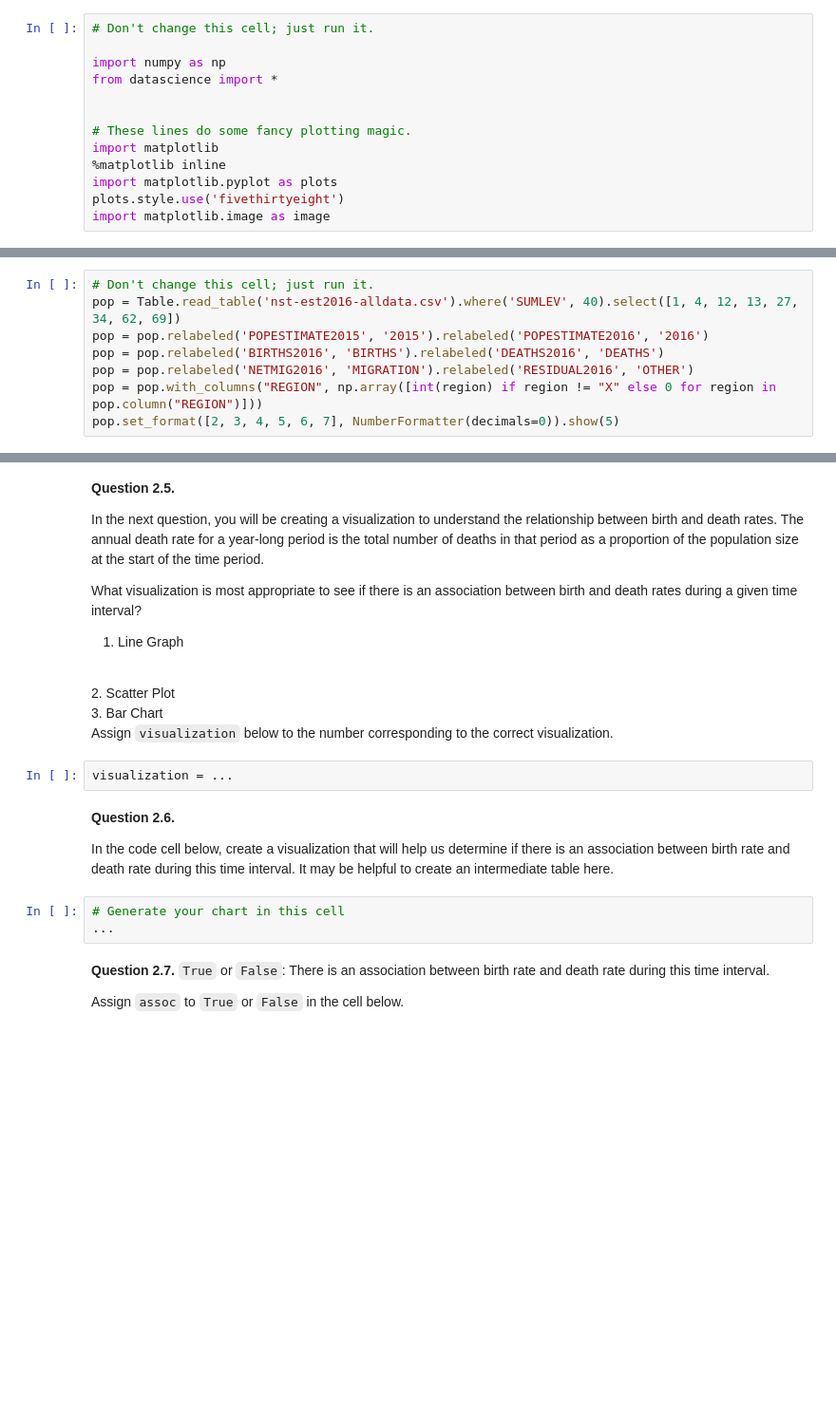
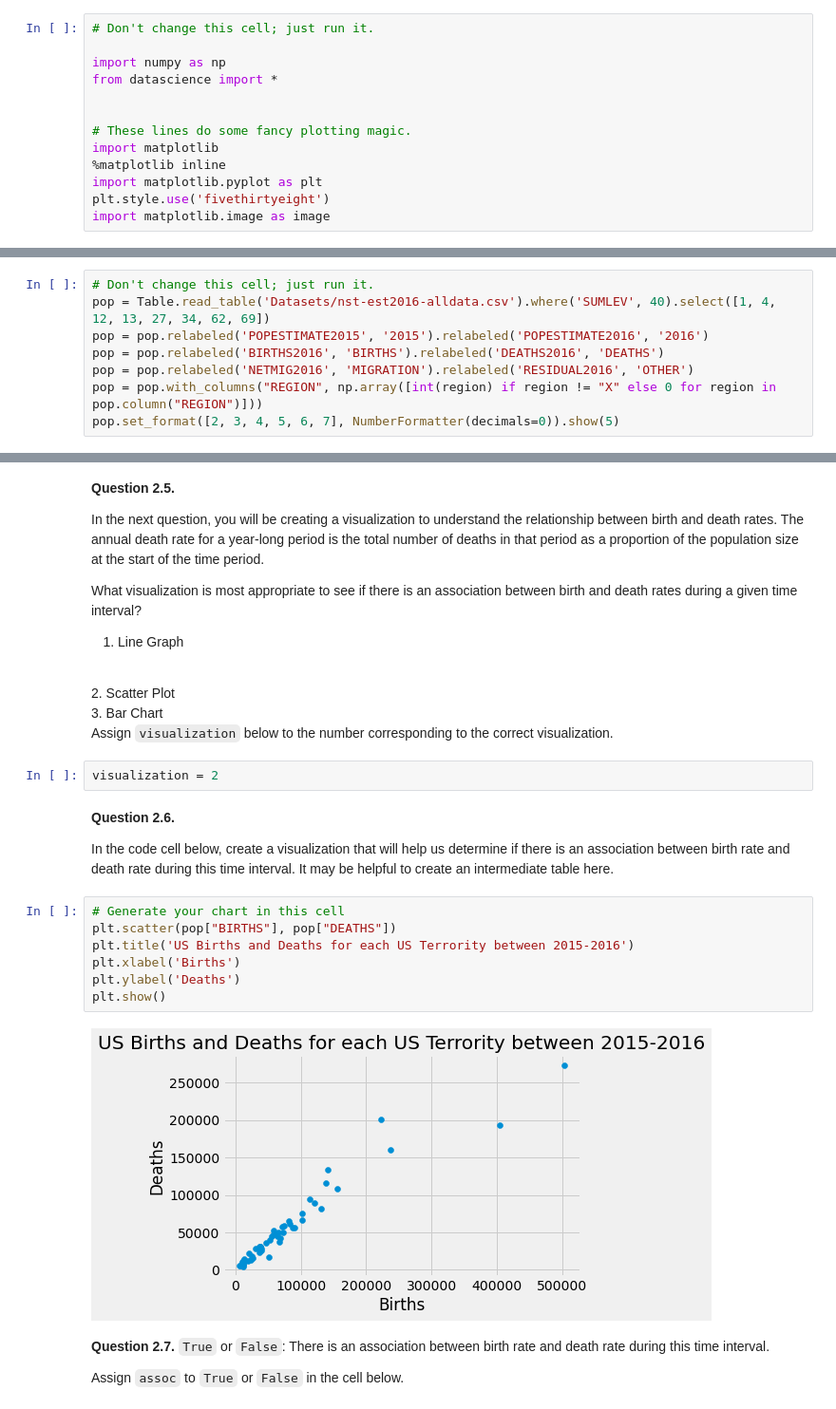
Before and after one commit to awar2170/STOR_120, a Jupyter notebook: Unit3_PythonBasics_Manipulate_Visualize_Data/STOR 120 - hw03.ipynb, the cells around one changed output, grey strips where cells are left out. Shown at 95% size. Drawn from its saved outputs; the diff is of its cells as text; blank space fills up the shorter version.

```diff
--- a/Unit3_PythonBasics_Manipulate_Visualize_Data/STOR 120 - hw03.ipynb
+++ b/Unit3_PythonBasics_Manipulate_Visualize_Data/STOR 120 - hw03.ipynb
@@ -25,8 +25,8 @@ from datascience import *
 # These lines do some fancy plotting magic.
 import matplotlib
 %matplotlib inline
-import matplotlib.pyplot as plots
-plots.style.use('fivethirtyeight')
+import matplotlib.pyplot as plt
+plt.style.use('fivethirtyeight')
 import matplotlib.image as image
 # %% [markdown]
 ## 1. Unemployment
@@ -129,7 +183,7 @@ If you want to read more about the different column descriptions, click [here](h
 The raw data is a bit messy - run the cell below to clean the table and make it easier to work with.
 # %%
 # Don't change this cell; just run it.
-pop = Table.read_table('nst-est2016-alldata.csv').where('SUMLEV', 40).select([1, 4, 12, 13, 27, 34, 62, 69])
+pop = Table.read_table('Datasets/nst-est2016-alldata.csv').where('SUMLEV', 40).select([1, 4, 12, 13, 27, 34, 62, 69])
 pop = pop.relabeled('POPESTIMATE2015', '2015').relabeled('POPESTIMATE2016', '2016')
 pop = pop.relabeled('BIRTHS2016', 'BIRTHS').relabeled('DEATHS2016', 'DEATHS')
 pop = pop.relabeled('NETMIG2016', 'MIGRATION').relabeled('RESIDUAL2016', 'OTHER')
@@ -200,7 +289,7 @@ BEGIN QUESTION
 name: q2_5
 -->
 # %%
-visualization = ...
+visualization = 2
 # %% [markdown]
 **Question 2.6.**
 
@@ -212,9 +301,15 @@ name: q2_6
 manual: true
 -->
 <!-- EXPORT TO PDF -->
-# %%
-# Generate your chart in this cell
-...
+# %%
+# Generate your chart in this cell
+plt.scatter(pop["BIRTHS"], pop["DEATHS"])
+plt.title('US Births and Deaths for each US Terrority between 2015-2016')
+plt.xlabel('Births')
+plt.ylabel('Deaths')
+plt.show()
+# %% [output]
+[figure, added]
 # %% [markdown]
 **Question 2.7.** `True` or `False`: There is an association between birth rate and death rate during this time interval.
 
```
Also changed, not shown: parts of 38 cells of this notebook, 5 other files.
